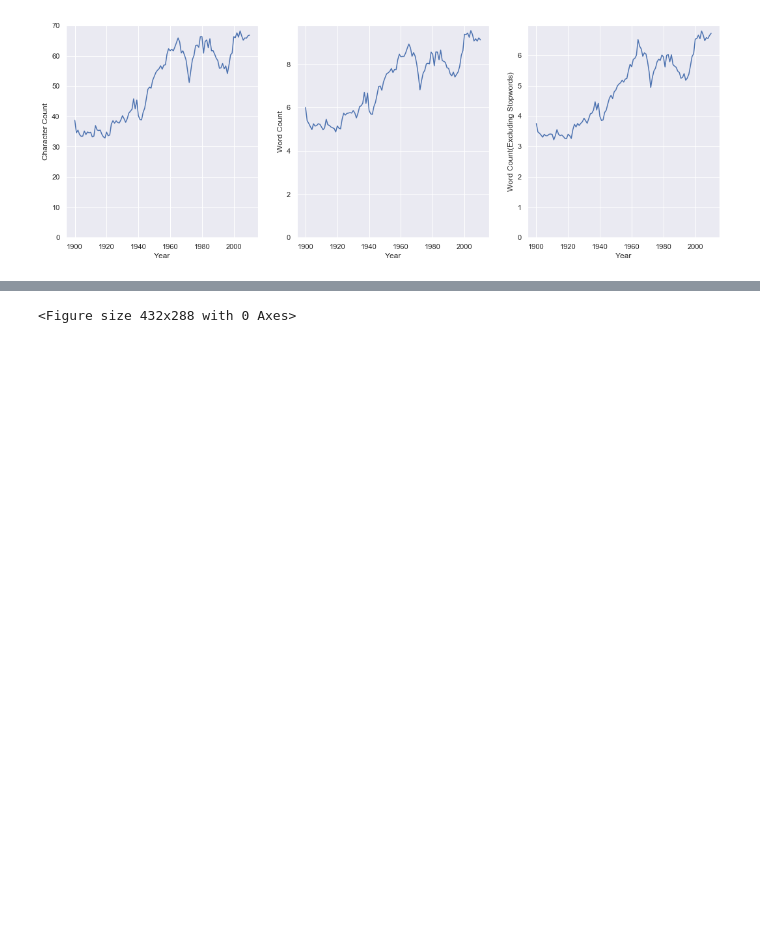
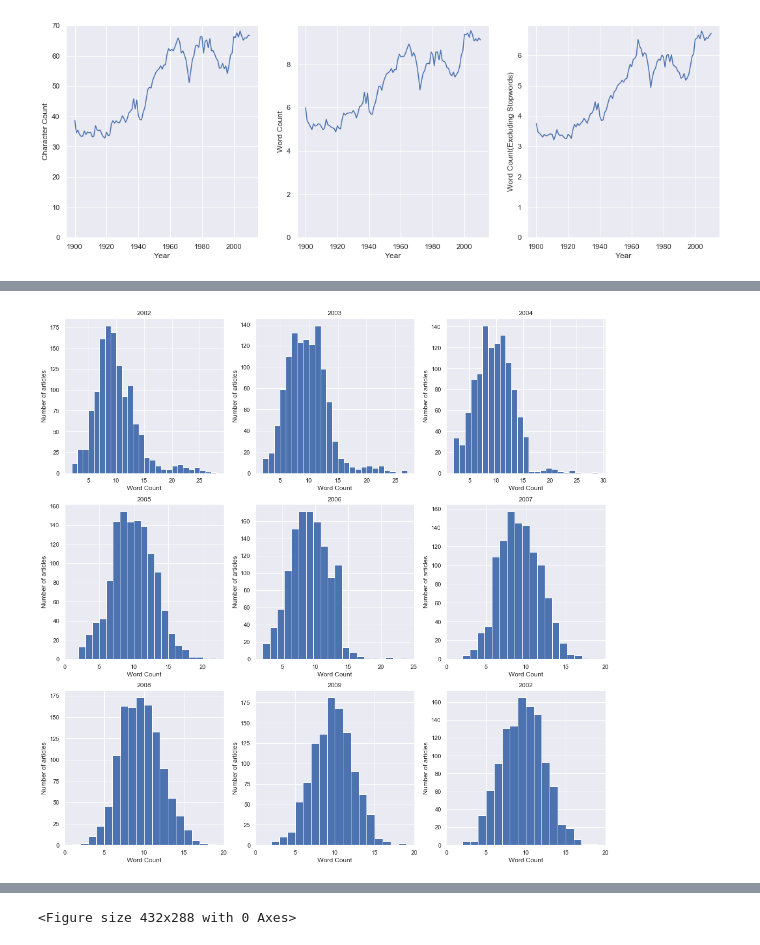
Before and after one commit to srjit/science-of-genius-title-impact, a Jupyter notebook: src/story/5. Nature.ipynb, the cells around one changed output, grey strips where cells are left out. Drawn from its saved outputs; the diff is of its cells as text; code cells hidden in the pictures; blank space fills up the shorter version.

```diff
--- a/src/story/5. Nature.ipynb
+++ b/src/story/5. Nature.ipynb
@@ -87,3 +87,99 @@ plt.show()
 # %% [output]
 <Figure size 432x288 with 0 Axes>
 [figure]
+# %%
+def get_data_for_year(year):
+    tmp = data[data.PubYear_x == year]
+    return tmp
+
+
+yearly_data = [get_data_for_year(year) for year in range(2002, 2011)]
+# %%
+# Average character, word and cleaned title word counts over the years
+f1 = plt.figure()
+f1 = plt.figure(figsize=(18,18))
+
+
+ax1 = f1.add_subplot(331)
+_bins=len(yearly_data[0]["word_count"].unique())
+ax1.hist(yearly_data[0]["word_count"], bins=_bins)
+ax1.set_ylim(ymin=0)
+ax1.set_xlabel("Word Count")
+ax1.set_ylabel("Number of articles")
+ax1.set_title("2002")
+
+ax2 = f1.add_subplot(332)
+_bins=len(yearly_data[1]["word_count"].unique())
+ax2.hist(yearly_data[1]["word_count"], bins=_bins)
+ax2.set_ylim(ymin=0)
+ax2.set_xlabel("Word Count")
+ax2.set_ylabel("Number of articles")
+ax2.set_title("2003")
+
+ax3 = f1.add_subplot(333)
+_bins=len(yearly_data[2]["word_count"].unique())
+ax3.hist(yearly_data[2]["word_count"], bins=_bins)
+ax3.set_ylim(ymin=0)
+ax3.set_xlabel("Word Count")
+ax3.set_ylabel("Number of articles")
+ax3.set_title("2004")
+
+ax4 = f1.add_subplot(334)
+_bins=len(yearly_data[3]["word_count"].unique())
+ax4.hist(yearly_data[3]["word_count"], bins=_bins)
+ax4.set_ylim(ymin=0)
+ax4.set_xlabel("Word Count")
+ax4.set_ylabel("Number of articles")
+ax4.set_title("2005")
+
+
+ax5 = f1.add_subplot(335)
+_bins=len(yearly_data[4]["word_count"].unique())
+ax5.hist(yearly_data[4]["word_count"],bins=_bins)
+ax5.set_ylim(ymin=0)
+ax5.set_xlabel("Word Count")
+ax5.set_ylabel("Number of articles")
+ax5.set_title("2006")
+
+
+ax6 = f1.add_subplot(336)
+_bins=len(yearly_data[5]["word_count"].unique())
+ax6.hist(yearly_data[5]["word_count"], bins=_bins)
+ax6.set_ylim(ymin=0)
+ax6.xaxis.set_ticks(np.arange(0, 25, 5))
+
+ax6.set_xlabel("Word Count")
+ax6.set_ylabel("Number of articles")
+ax6.set_title("2007")
+
+ax7 = f1.add_subplot(337)
+_bins=len(yearly_data[6]["word_count"].unique())
+ax7.hist(yearly_data[6]["word_count"], bins=_bins)
+ax7.set_ylim(ymin=0)
+ax7.set_xlabel("Word Count")
+ax7.set_ylabel("Number of articles")
+ax7.xaxis.set_ticks(np.arange(0, 25, 5))
+
+ax7.set_title("2008")
+
+
+ax8 = f1.add_subplot(338)
+_bins=len(yearly_data[7]["word_count"].unique())
+ax8.hist(yearly_data[7]["word_count"], bins=_bins)
+ax8.set_ylim(ymin=0)
+ax8.set_xlabel("Word Count")
+ax8.set_ylabel("Number of articles")
+ax8.xaxis.set_ticks(np.arange(0, 25, 5))
+
+ax8.set_title("2009")
+
+ax9 = f1.add_subplot(339)
+_bins=len(yearly_data[8]["word_count"].unique())
+ax9.hist(yearly_data[8]["word_count"], bins=_bins)
+ax9.set_ylim(ymin=0)
+ax9.set_xlabel("Word Count")
+ax9.set_ylabel("Number of articles")
+ax9.xaxis.set_ticks(np.arange(0, 25, 5))
+
+ax9.set_title("2002")
+# %% [output]
@@ -90,3 +188,4 @@ plt.show()
+[figure, added]
 # %%
 # What is the variation of log citation counts over a period of 9 years -> from 2002 - 2010  with the variation in
 # word count
```
Also changed, not shown: parts of 6 cells of this notebook, 3 other files.
